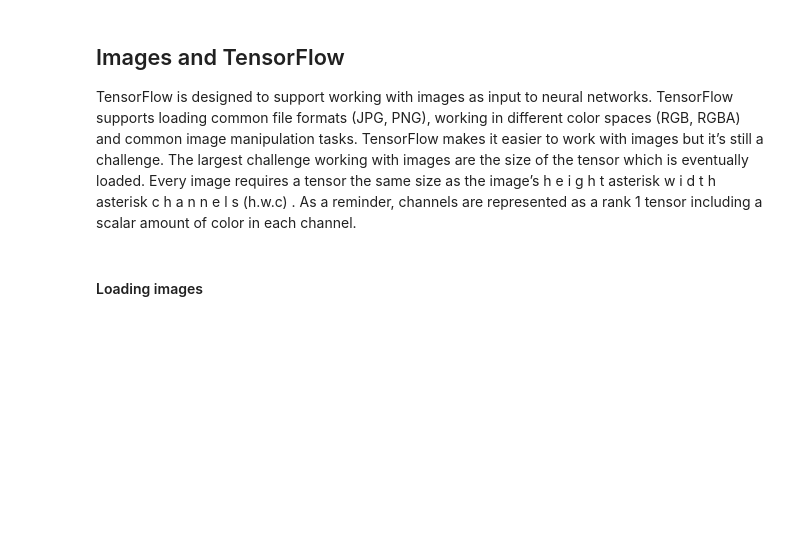
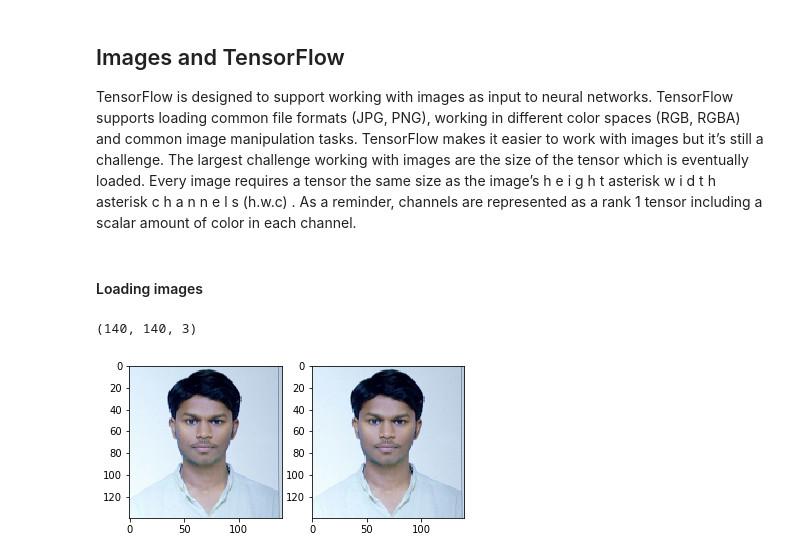
Before and after one commit to Prithvi45/Deep-Learning-with-TensorFlow, a Jupyter notebook: Basics of Convolution and CNN Layers .ipynb, the cells around one changed output. Cells and saved outputs as stored; diff of their text form; code cells hidden in the pictures; blank space fills up the shorter version.

```diff
--- a/Basics of Convolution and CNN Layers .ipynb
+++ b/Basics of Convolution and CNN Layers .ipynb
@@ -382,4 +394,47 @@ image = tf.image.decode_jpeg(image_file)
 # %%
 sess = tf.Session()
 # %%
-sess.run(image)
+# sess.run(image)
+# %%
+## Reading multiple images
+
+
+from PIL import Image
+filename_queue = tf.train.string_input_producer([r'C:\Users\omc\Desktop\Deep Learning with Tensorflow\prithvi.jpg']) #  list of files to read
+
+reader = tf.WholeFileReader()
+key, value = reader.read(filename_queue)
+my_img = tf.image.decode_jpeg(value) # use png or jpg decoder based on your files.
+
+init_op = tf.global_variables_initializer()
+
+with tf.Session() as sess:
+  sess.run(init_op)
+
+  # Start populating the filename queue.
+
+  coord = tf.train.Coordinator()
+  threads = tf.train.start_queue_runners(coord=coord)
+
+  for i in range(1): #length of your filename list
+    image = my_img.eval() #here is your image Tensor :)
+    #above command is similar to this tf.get_default_session().run(t)
+
+  print(image.shape)
+  Image.fromarray(np.asarray(image)).show()    #displays image
+
+  coord.request_stop()
+  coord.join(threads)
+# %% [output]
+(140, 140, 3)
+# %%
+#display image using matplotlib
+import matplotlib.pyplot as plt
+fig = plt.figure()
+fig.add_subplot(1,2,1)
+plt.imshow(image)
+fig.add_subplot(1,2,2)
+plt.imshow(image)
+plt.show()
+# %% [output]
+[figure, added]
```
Also changed, not shown: parts of 4 cells of this notebook, 10 other files.
